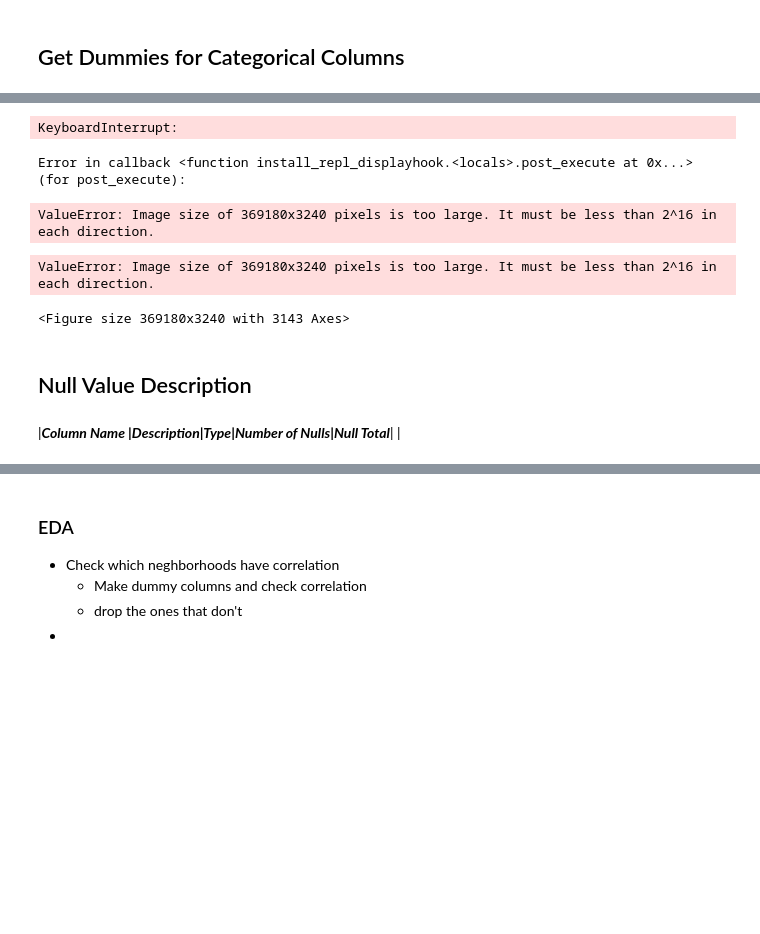
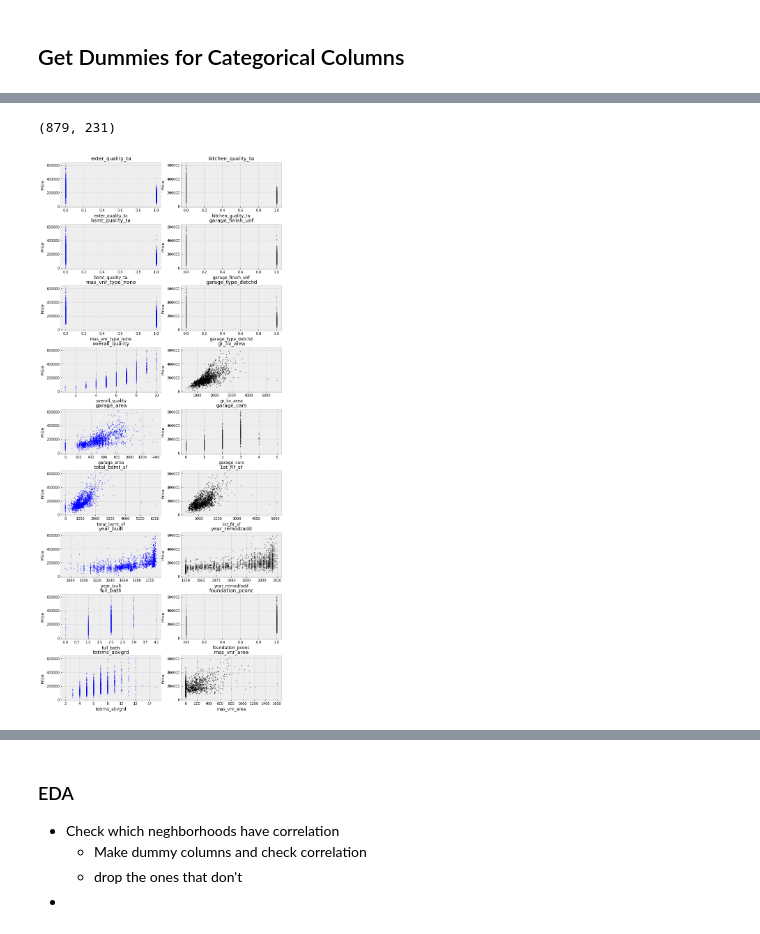
Before and after one commit to jamjahal/home_price_prediction, a Jupyter notebook: Code/01_EDA_and_Cleaning.ipynb, the cells around one changed output, grey strips where cells are left out. Saved outputs shown, nothing was run; the diff lists cells and outputs as text; code cells hidden in the pictures; blank space fills up the shorter version.

```diff
--- a/Code/01_EDA_and_Cleaning.ipynb
+++ b/Code/01_EDA_and_Cleaning.ipynb
@@ -188,3 +186,35 @@ def corr_rank (df, target):
                cmap='RdBu_r',
 
                );
+# %%
+# Scatter plots for many variables and Y for regression prep
+
+def plt_subplots(df, columns,y_var, ncols=2):
+
+    """
+    df = dataframe
+    columns = X variable columns names
+    y_var = target variable
+    ncols = cumber of columns  of subplots
+
+    """
+    nrows = int(np.ceil((len(columns))/2))
+    fig, ax = plt.subplots(nrows=nrows, ncols=ncols, figsize = (10, 2.5 * nrows))
+    plt.style.use('bmh')
+    plt.tight_layout(pad=3)
+# this is the most important line of the function.  .ravel returns a flattened array
+#    of the data instead of a matrix.
+    ax = ax.ravel()
+    for i, col in enumerate(columns):
+
+        if i % 2 == 0:
+            color = 'blue'
+            alpha = 0.7
+        else:
+            color = 'black'
+            alpha = 0.8
+
+        ax[i].scatter(df[col], y=y_var, color=color, alpha=alpha, s=2 )       #plot histogram
+        ax[i].set_title(col)
+        ax[i].set_ylabel('Price')
+        ax[i].set_xlabel(col)
@@ -195,3 +251,7 @@ corr_rank(df_dummies, 'saleprice')
+# %%
+test.shape
+# %% [output]
+(879, 231)
 # %%
 features_Q=['exter_quality_ta','kitchen_quality_ta',
             'bsmt_quality_ta','garage_finish_unf',
@@ -205,17 +265,7 @@ features_Q=['exter_quality_ta','kitchen_quality_ta',
             ]
 X_Q= df_dummies[features_Q]
 y= df_dummies['saleprice']
-# %%
-# Pairplot to check correlations for selected vars
-sns.pairplot(df, x_vars =y, y_vars=features_Q)
-# %% [output]
-KeyboardInterrupt:
-Error in callback <function install_repl_displayhook.<locals>.post_execute at 0x...> (for post_execute):
-ValueError: Image size of 369180x3240 pixels is too large. It must be less than 2^16 in each direction.
-ValueError: Image size of 369180x3240 pixels is too large. It must be less than 2^16 in each direction.
-<Figure size 369180x3240 with 3143 Axes>
-# %% [markdown]
-## Null Value Description
-# %% [markdown]
-|***Column Name |Description|Type|Number of Nulls|Null Total***|
-|
+# %%
+plt_subplots(df_dummies, features_Q, df_dummies['saleprice'])
+# %% [output]
+[figure, added]
```
Also changed, not shown: parts of 51 cells of this notebook, 3 other files.
